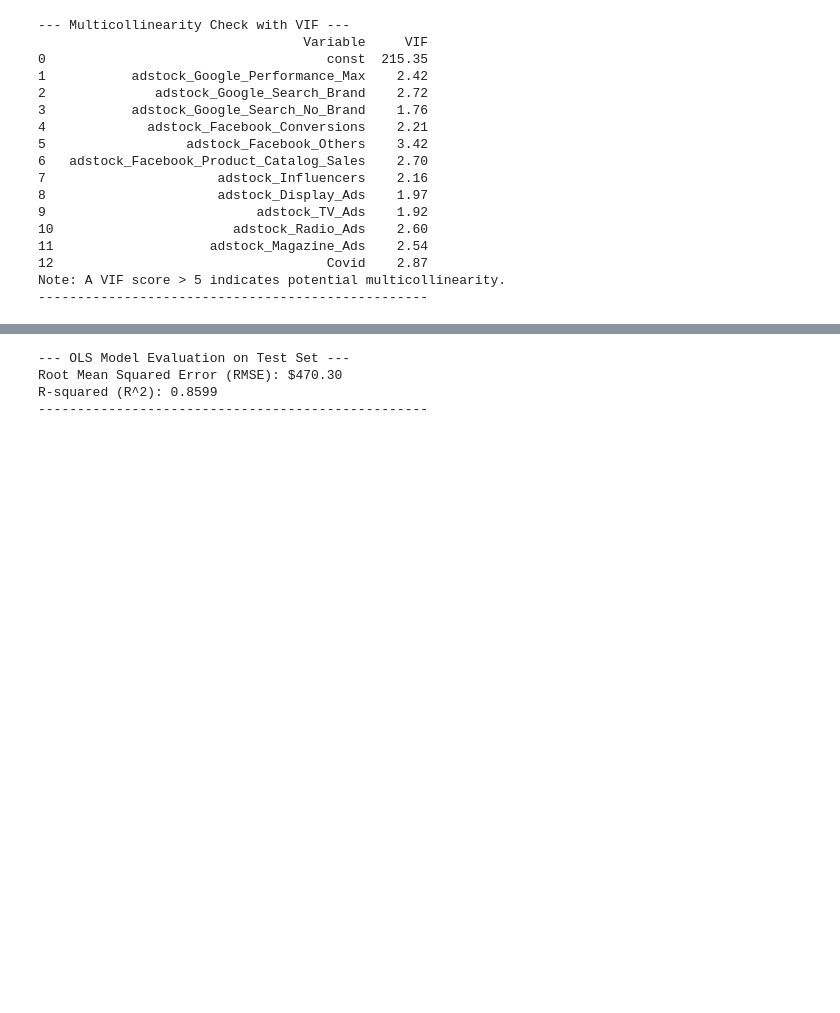
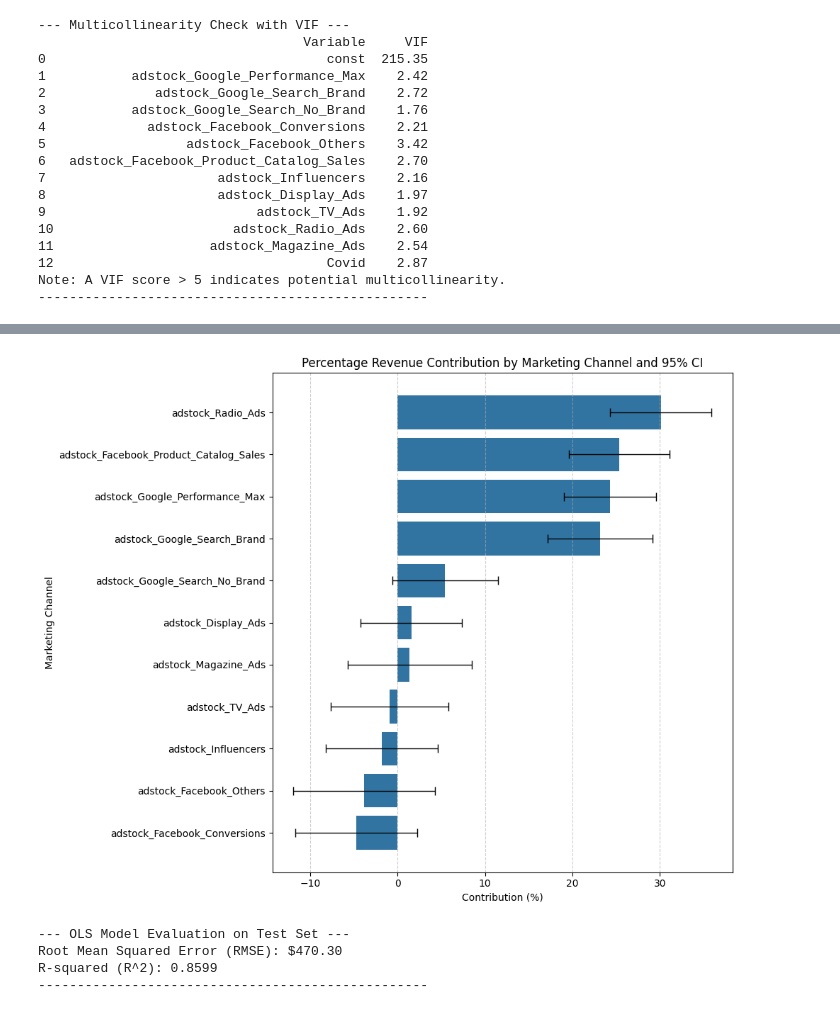
Before and after one commit to adrian-pbustamante/Marketing-channel-effectiveness, a Jupyter notebook: notebook/market_mix.ipynb, the cells around one changed output, grey strips where cells are left out. Cells and saved outputs as stored; diff of their text form; code cells hidden in the pictures; blank space fills up the shorter version.

```diff
--- a/notebook/market_mix.ipynb
+++ b/notebook/market_mix.ipynb
@@ -201,16 +201,3 @@ Notes:
 [1] Standard Errors assume that the covariance matrix of the errors is correctly specified.
 [2] The condition number is large, 3.32e+05. This might indicate that there are
 strong multicollinearity or other numerical problems.
-# %%
-# OLS Interpretation
-contributions = ols_model.params.drop('const') * X_train_sm.drop('const', axis=1)
-total_contributions = contributions.sum()
-total_revenue = y_train.sum()
-
-print("\n--- OLS Marketing Mix Model Interpretation ---")
-print("Total Revenue Explained by Model:", total_contributions.sum())
-print("Total Actual Revenue:", total_revenue)
-print('\nPercentage contributions per channel:')
-for channel in total_contributions.index:
-    percentage = (total_contributions[channel] / total_contributions.sum()) * 100
-    print(f"{channel}: {percentage:.2f}%")
@@ -235,3 +247,33 @@ Covid: -0.06%
+# %%
+contributions_df = pd.DataFrame(list(channel_percentages.items()), columns=['Channel', 'Contribution_Percentage'])
+contributions_df['Contribution_Percentage_lower'] = list(channel_percentages_lower.values())
+contributions_df['Contribution_Percentage_upper'] = list(channel_percentages_upper.values())
+
+contributions_df = contributions_df.sort_values(by='Contribution_Percentage', ascending=False)
+
+plt.figure(figsize=(10, 8))
+sns.barplot(x='Contribution_Percentage', y='Channel', data=contributions_df)
+
+x = contributions_df['Contribution_Percentage'].values
+xerr_left  = x - contributions_df['Contribution_Percentage_lower'].values
+xerr_right = contributions_df['Contribution_Percentage_upper'].values - x
+xerr = np.vstack([xerr_left, xerr_right])
+
+# y positions: seaborn draws bars in order
+y = np.arange(len(contributions_df))
+
+# add horizontal error bars
+plt.errorbar(x, y, xerr=xerr, fmt='none', ecolor='black', capsize=4, linewidth=1)
+
+
+plt.title('Percentage Revenue Contribution by Marketing Channel and 95% CI')
+plt.xlabel('Contribution (%)')
+plt.ylabel('Marketing Channel')
+plt.grid(axis='x', linestyle='--', alpha=0.6)
+plt.tight_layout()
+plt.show()
+# %% [output]
+[figure, added]
 # %%
 # OLS Evaluation on Test Set
 X_test_sm = sm.add_constant(X_test)
```
Also changed, not shown: parts of 6 cells of this notebook.
